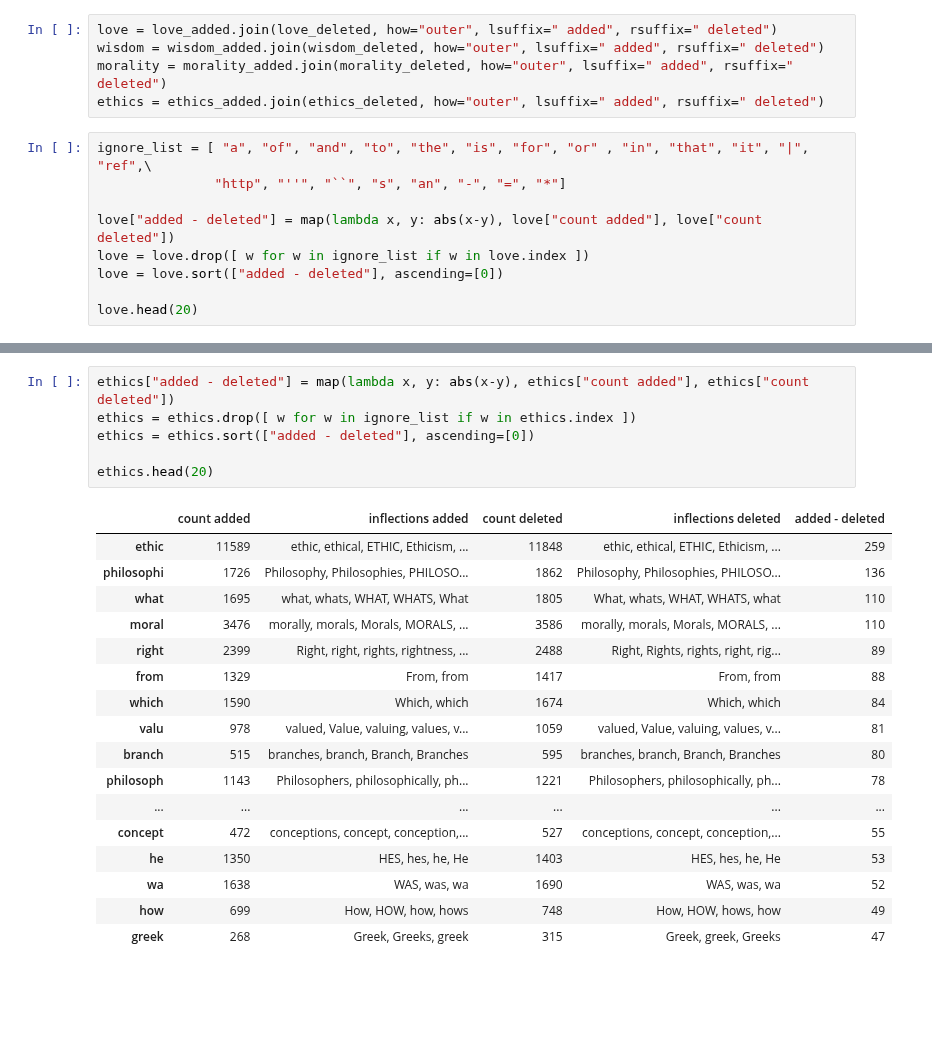
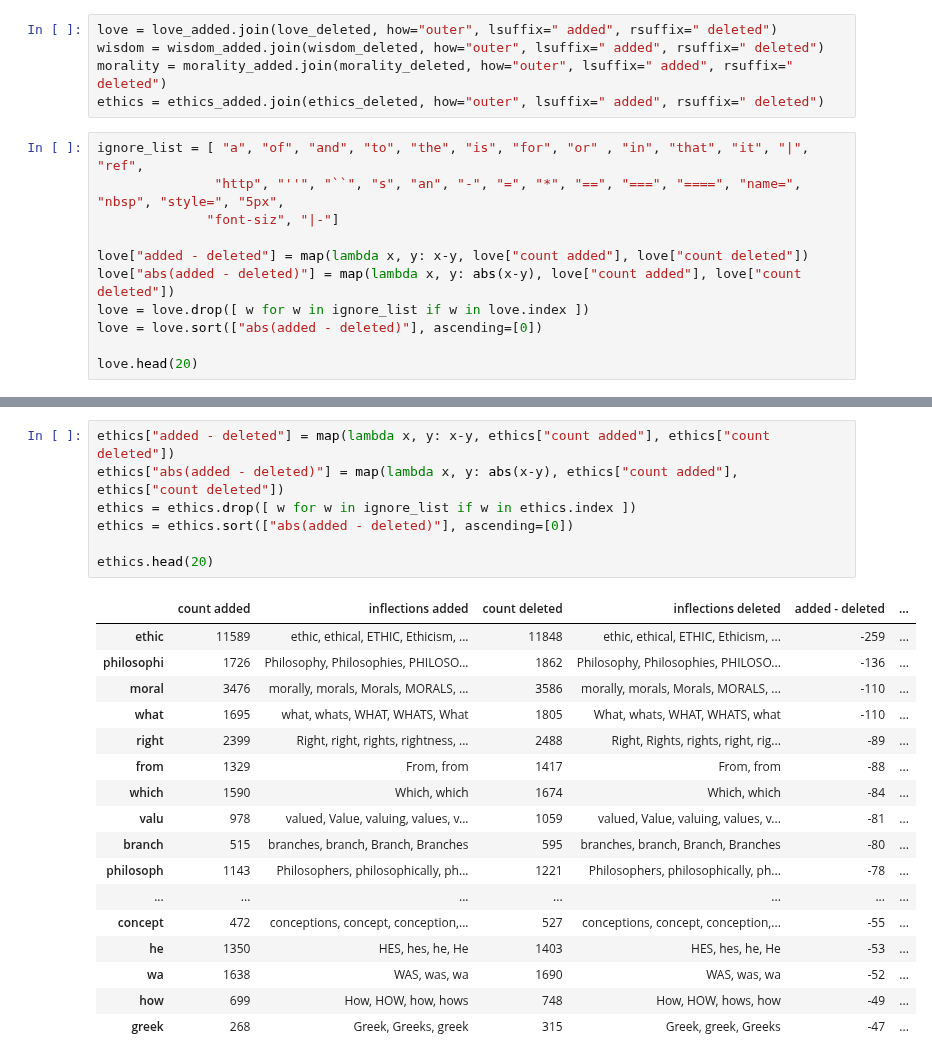
Before and after one commit to WeKeyPedia/notebooks, a Jupyter notebook: wisdom/words of wisdom and love.ipynb, the cells around one changed output, grey strips where cells are left out. Cells and saved outputs as stored; diff of their text form; blank space fills up the shorter version.

```diff
--- a/wisdom/words of wisdom and love.ipynb
+++ b/wisdom/words of wisdom and love.ipynb
@@ -20,12 +20,14 @@ wisdom = wisdom_added.join(wisdom_deleted, how="outer", lsuffix=" added", rsuffi
 morality = morality_added.join(morality_deleted, how="outer", lsuffix=" added", rsuffix=" deleted")
 ethics = ethics_added.join(ethics_deleted, how="outer", lsuffix=" added", rsuffix=" deleted")
 # %%
-ignore_list = [ "a", "of", "and", "to", "the", "is", "for", "or" , "in", "that", "it", "|", "ref",\
-               "http", "''", "``", "s", "an", "-", "=", "*"]
+ignore_list = [ "a", "of", "and", "to", "the", "is", "for", "or" , "in", "that", "it", "|", "ref",
+               "http", "''", "``", "s", "an", "-", "=", "*", "==", "===", "====", "name=", "nbsp", "style=", "5px",
+              "font-siz", "|-"]
 
-love["added - deleted"] = map(lambda x, y: abs(x-y), love["count added"], love["count deleted"])
+love["added - deleted"] = map(lambda x, y: x-y, love["count added"], love["count deleted"])
+love["abs(added - deleted)"] = map(lambda x, y: abs(x-y), love["count added"], love["count deleted"])
 love = love.drop([ w for w in ignore_list if w in love.index ])
-love = love.sort(["added - deleted"], ascending=[0])
+love = love.sort(["abs(added - deleted)"], ascending=[0])
 
 love.head(20)
 # %% [output]
@@ -97,24 +102,25 @@ morality.head(20)
 # %%
-ethics["added - deleted"] = map(lambda x, y: abs(x-y), ethics["count added"], ethics["count deleted"])
+ethics["added - deleted"] = map(lambda x, y: x-y, ethics["count added"], ethics["count deleted"])
+ethics["abs(added - deleted)"] = map(lambda x, y: abs(x-y), ethics["count added"], ethics["count deleted"])
 ethics = ethics.drop([ w for w in ignore_list if w in ethics.index ])
-ethics = ethics.sort(["added - deleted"], ascending=[0])
+ethics = ethics.sort(["abs(added - deleted)"], ascending=[0])
 
 ethics.head(20)
 # %% [output]
-|  | count added | inflections added | count deleted | inflections deleted | added - deleted |
-| ethic | 11589 | ethic, ethical, ETHIC, Ethicism, ... | 11848 | ethic, ethical, ETHIC, Ethicism, ... | 259 |
-| philosophi | 1726 | Philosophy, Philosophies, PHILOSO... | 1862 | Philosophy, Philosophies, PHILOSO... | 136 |
-| what | 1695 | what, whats, WHAT, WHATS, What | 1805 | What, whats, WHAT, WHATS, what | 110 |
-| moral | 3476 | morally, morals, Morals, MORALS, ... | 3586 | morally, morals, Morals, MORALS, ... | 110 |
-| right | 2399 | Right, right, rights, rightness, ... | 2488 | Right, Rights, rights, right, rig... | 89 |
-| from | 1329 | From, from | 1417 | From, from | 88 |
-| which | 1590 | Which, which | 1674 | Which, which | 84 |
-| valu | 978 | valued, Value, valuing, values, v... | 1059 | valued, Value, valuing, values, v... | 81 |
-| branch | 515 | branches, branch, Branch, Branches | 595 | branches, branch, Branch, Branches | 80 |
-| philosoph | 1143 | Philosophers, philosophically, ph... | 1221 | Philosophers, philosophically, ph... | 78 |
-| ... | ... | ... | ... | ... | ... |
-| concept | 472 | conceptions, concept, conception,... | 527 | conceptions, concept, conception,... | 55 |
-| he | 1350 | HES, hes, he, He | 1403 | HES, hes, he, He | 53 |
-| wa | 1638 | WAS, was, wa | 1690 | WAS, was, wa | 52 |
-| how | 699 | How, HOW, how, hows | 748 | How, HOW, hows, how | 49 |
-| greek | 268 | Greek, Greeks, greek | 315 | Greek, greek, Greeks | 47 |
+|  | count added | inflections added | count deleted | inflections deleted | added - deleted | ... |
+| ethic | 11589 | ethic, ethical, ETHIC, Ethicism, ... | 11848 | ethic, ethical, ETHIC, Ethicism, ... | -259 | ... |
+| philosophi | 1726 | Philosophy, Philosophies, PHILOSO... | 1862 | Philosophy, Philosophies, PHILOSO... | -136 | ... |
+| moral | 3476 | morally, morals, Morals, MORALS, ... | 3586 | morally, morals, Morals, MORALS, ... | -110 | ... |
+| what | 1695 | what, whats, WHAT, WHATS, What | 1805 | What, whats, WHAT, WHATS, what | -110 | ... |
+| right | 2399 | Right, right, rights, rightness, ... | 2488 | Right, Rights, rights, right, rig... | -89 | ... |
+| from | 1329 | From, from | 1417 | From, from | -88 | ... |
+| which | 1590 | Which, which | 1674 | Which, which | -84 | ... |
+| valu | 978 | valued, Value, valuing, values, v... | 1059 | valued, Value, valuing, values, v... | -81 | ... |
+| branch | 515 | branches, branch, Branch, Branches | 595 | branches, branch, Branch, Branches | -80 | ... |
+| philosoph | 1143 | Philosophers, philosophically, ph... | 1221 | Philosophers, philosophically, ph... | -78 | ... |
+| ... | ... | ... | ... | ... | ... | ... |
+| concept | 472 | conceptions, concept, conception,... | 527 | conceptions, concept, conception,... | -55 | ... |
+| he | 1350 | HES, hes, he, He | 1403 | HES, hes, he, He | -53 | ... |
+| wa | 1638 | WAS, was, wa | 1690 | WAS, was, wa | -52 | ... |
+| how | 699 | How, HOW, how, hows | 748 | How, HOW, hows, how | -49 | ... |
+| greek | 268 | Greek, Greeks, greek | 315 | Greek, greek, Greeks | -47 | ... |
```
Also changed, not shown: parts of 3 cells of this notebook, 1 other file.
